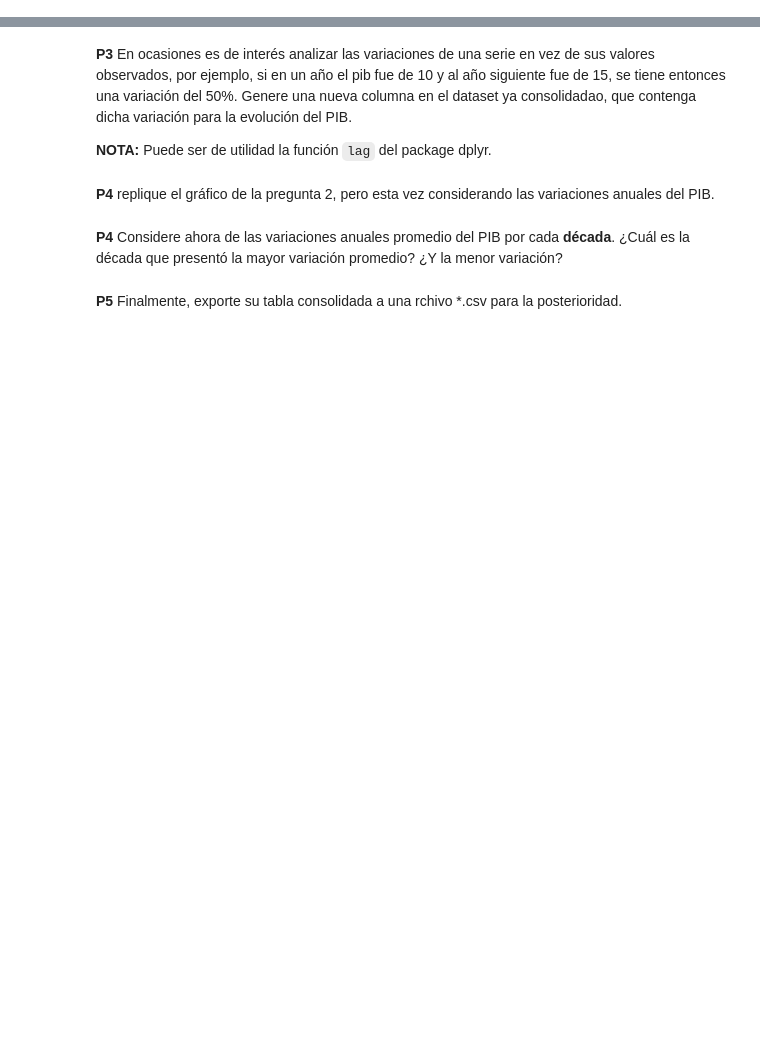
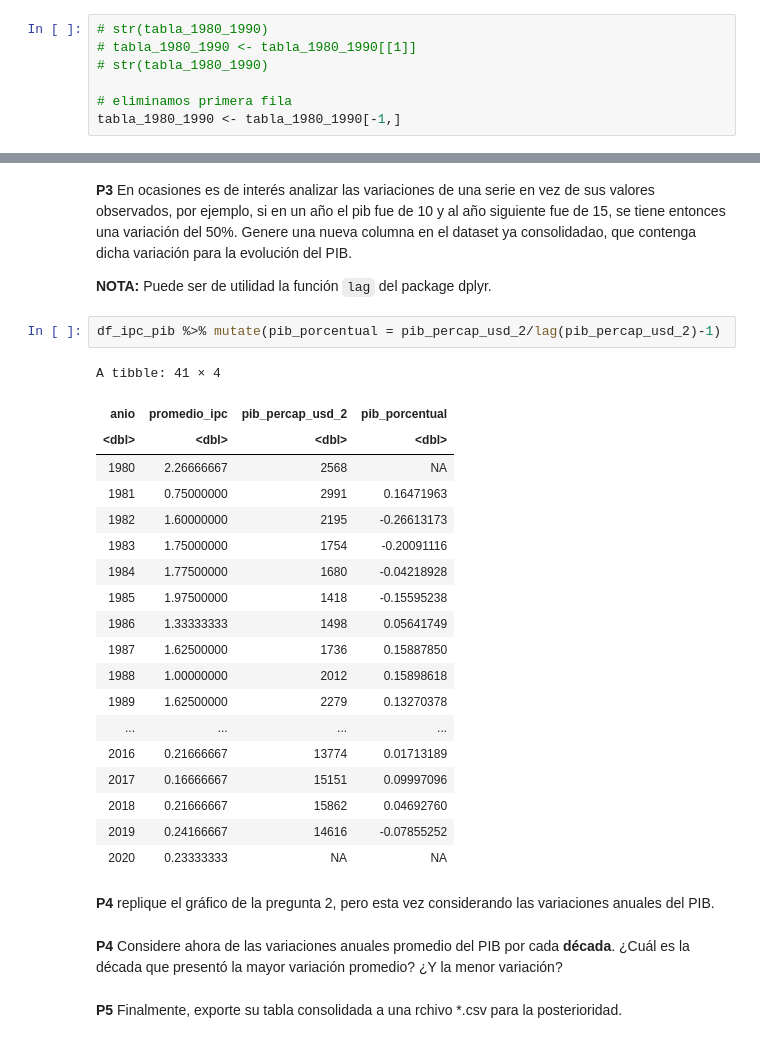
Before and after one commit to rodrigo-coco-espinoza/Introduccion_a_ciencia_de_datos_R_v2, a Jupyter notebook: Ayudantías/A3/Desarrollo/A3_Taller.ipynb, the cells around one changed output, grey strips where cells are left out. Cells and saved outputs as stored; diff of their text form; blank space fills up the shorter version.

```diff
--- a/Ayudantías/A3/Desarrollo/A3_Taller.ipynb
+++ b/Ayudantías/A3/Desarrollo/A3_Taller.ipynb
@@ -281,3 +933,10 @@ Para lograr descargar la información, tenga en cuenta los siguientes aspectos:
 
   * Evite la utilización de "ñ" y espacios en blanco en los nombres de las columnas. Así por ejemplo, la información del año la puede guardar en una columna llamada `anio` y elvalor del pib otra llamada `pib_percap_usd`.
   * Tenga en cuenta que ambas columnas deben ser de tipo de dato numérico. De ser de utilidad puede utilizar la función `gsub` para reeplazar una palabra por por un espacio en blanco, o bien la función `substring` para extraer parte de un texto.
+# %%
+# str(tabla_1980_1990)
+# tabla_1980_1990 <- tabla_1980_1990[[1]]
+# str(tabla_1980_1990)
+
+# eliminamos primera fila
+tabla_1980_1990 <- tabla_1980_1990[-1,]
@@ -298,6 +1037,28 @@ Finalmente, se busca consolidar la información obtenida desde la API miindicado
 **P3** En ocasiones es de interés analizar las variaciones de una serie en vez de sus valores observados, por ejemplo, si en un año el pib fue de 10 y al año siguiente fue de 15, se tiene entonces una variación del 50%. Genere una nueva columna en el dataset ya consolidadao, que contenga dicha variación para la evolución del PIB.
 
 **NOTA:** Puede ser de utilidad la función `lag` del package dplyr.
+# %%
+df_ipc_pib %>% mutate(pib_porcentual = pib_percap_usd_2/lag(pib_percap_usd_2)-1)
+# %% [output]
+A tibble: 41 × 4
+| anio | promedio_ipc | pib_percap_usd_2 | pib_porcentual |
+| <dbl> | <dbl> | <dbl> | <dbl> |
+| 1980 | 2.26666667 | 2568 | NA |
+| 1981 | 0.75000000 | 2991 | 0.16471963 |
+| 1982 | 1.60000000 | 2195 | -0.26613173 |
+| 1983 | 1.75000000 | 1754 | -0.20091116 |
+| 1984 | 1.77500000 | 1680 | -0.04218928 |
+| 1985 | 1.97500000 | 1418 | -0.15595238 |
+| 1986 | 1.33333333 | 1498 | 0.05641749 |
+| 1987 | 1.62500000 | 1736 | 0.15887850 |
+| 1988 | 1.00000000 | 2012 | 0.15898618 |
+| 1989 | 1.62500000 | 2279 | 0.13270378 |
+| ... | ... | ... | ... |
+| 2016 | 0.21666667 | 13774 | 0.01713189 |
+| 2017 | 0.16666667 | 15151 | 0.09997096 |
+| 2018 | 0.21666667 | 15862 | 0.04692760 |
+| 2019 | 0.24166667 | 14616 | -0.07855252 |
+| 2020 | 0.23333333 | NA | NA |
 # %% [markdown]
 **P4** replique el gráfico de la pregunta 2, pero esta vez considerando las variaciones anuales del PIB.
 # %% [markdown]
```
Also changed, not shown: parts of 25 cells of this notebook.
